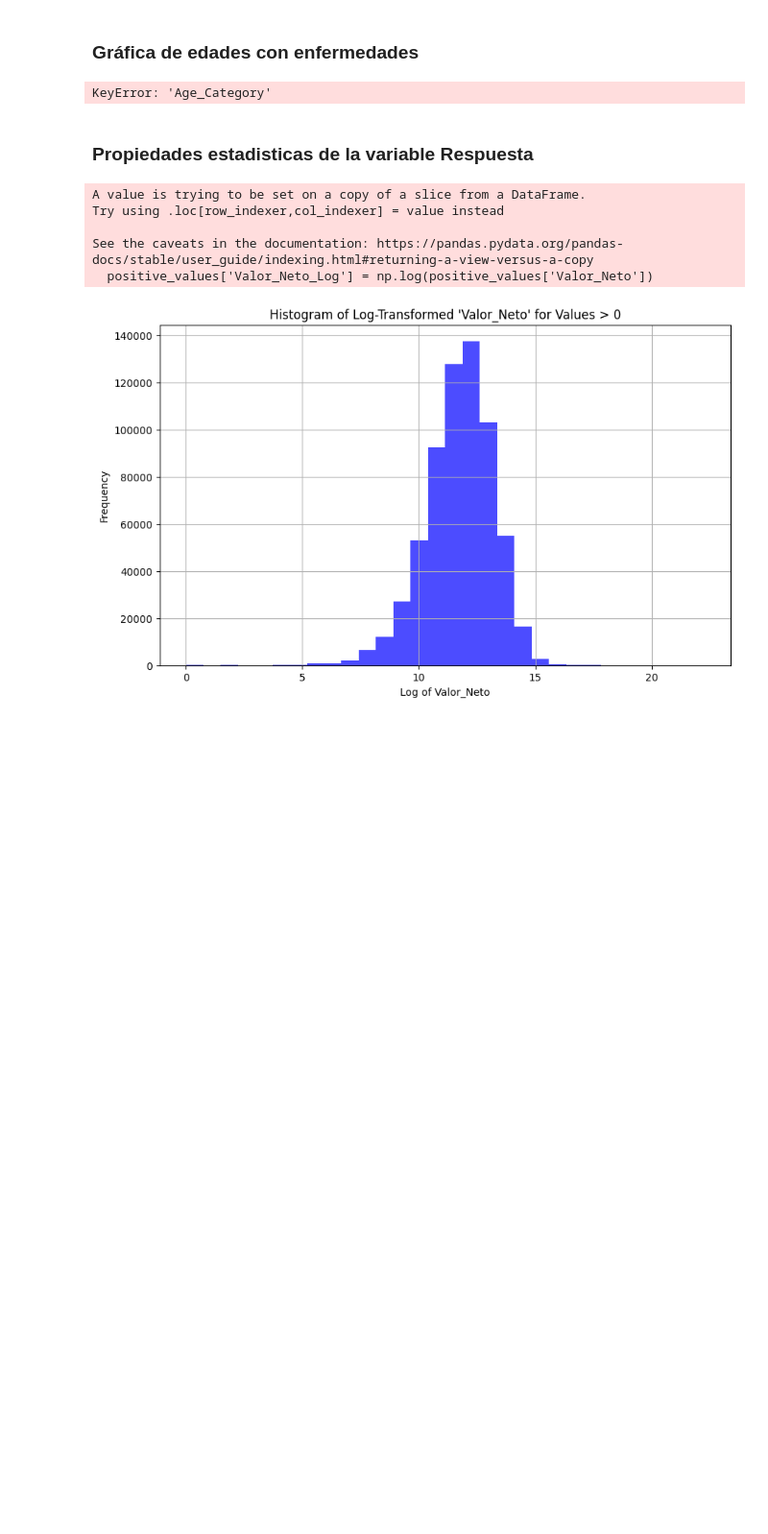
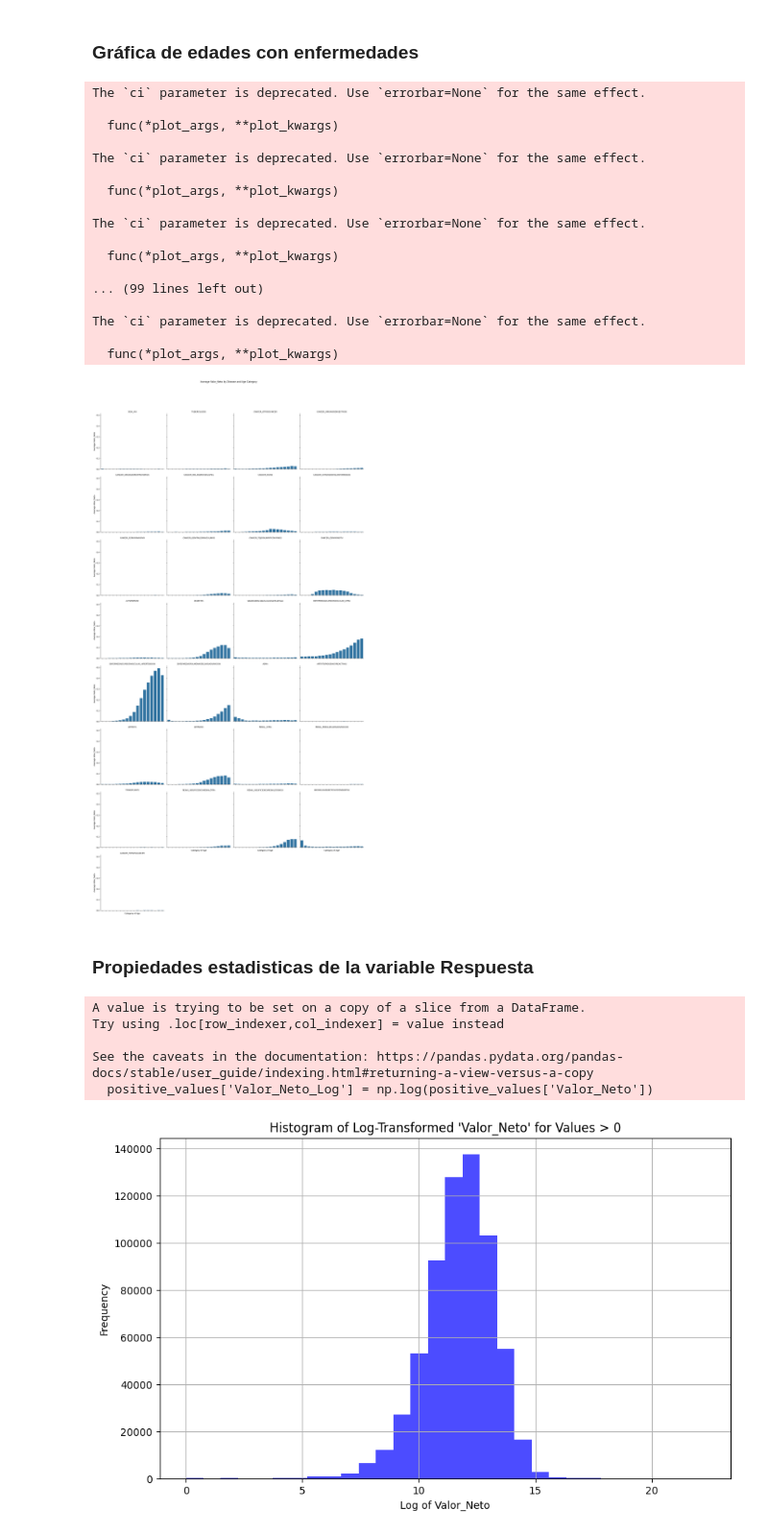
Before and after one commit to davidsmoreno/DifPrivHealthCostPredict, a Jupyter notebook: DataExploring.ipynb, the cells around one changed output. Shown at 96% size. Saved outputs shown, nothing was run; the diff lists cells and outputs as text; code cells hidden in the pictures; blank space fills up the shorter version.

```diff
--- a/DataExploring.ipynb
+++ b/DataExploring.ipynb
@@ -484,11 +493,7 @@ Name: Valor_Neto, dtype: float64
 # Filtrar el DataFrame para las filas donde 'Valor_Neto' es mayor que cero
 valor_neto_positivo = medical_records[medical_records['Valor_Neto'] > 0]
 
-# Seleccionar las columnas de interés
-columnas_interes = ['SIDA_VIH', 'TUBERCULOSIS', 'CANCER_OTROSCANCER', 'CANCER_ORGANOSDIGESTIVOS',
-                    'ARTRITISPIOGENASYREACTIVAS', 'ARTRITIS', 'ARTROSIS', 'RENAL_OTRA',
-                    'RENAL_RENALDELARGADURACION', 'TRANSPLANTE', 'RENAL_INSUFICIENCIARENALOTRA',
-                    'RENAL_INSUFICIENCIARENALCRONICA', 'ANOMALIASGENETICASYCONGENITAS', 'CANCER_TERAPIACANCER']
+
 
 # Calcular el promedio de 'Valor_Neto' para los valores mayores a 0 en cada columna
 promedios_por_columna = {}
@@ -552,23 +556,50 @@ for columna, promedio in promedios_por_columna.items():
 # %% [markdown]
 ### Gráfica de edades con enfermedades
-# %%
-
-# Agrupar por categoría de edad y enfermedad y calcular el promedio de 'Valor_Neto'
-promedio_por_edad_enfermedad = medical_records.groupby(['Age_Category'])[columnas_interes].mean()
-
-# Graficar
-plt.figure(figsize=(16, 10))  # Tamaño más grande
-promedio_por_edad_enfermedad.plot(kind='bar')
-plt.title("Promedio de Valor_Neto por Categoría de Edad y Enfermedad")
-plt.xlabel("Categoría de Edad")
-plt.ylabel("Promedio de Valor_Neto")
-plt.xticks(rotation=45)
-plt.legend(title="Enfermedad", bbox_to_anchor=(1.05, 1), loc='upper left')
-plt.grid(axis='y', linestyle='--')
-plt.tight_layout()
-plt.show()
-# %% [output]
-KeyError: 'Age_Category'
+# %%
+import seaborn as sns
+import matplotlib.pyplot as plt
+import pandas as pd
+
+# Assuming 'medical_records' is your DataFrame
+# Ensure the data is in long-form for the FacetGrid
+promedio_por_edad_enfermedad = medical_records.groupby(['Categoria_Edad'])[columnas_interes].mean()
+
+data_long = medical_records.melt(id_vars=['Categoria_Edad'], value_vars=columnas_interes, var_name='Disease', value_name='Avg_Valor_Neto')
+
+# Initialize the FacetGrid object
+g = sns.FacetGrid(data_long, col='Disease', col_wrap=4, height=5, aspect=1)
+g.map_dataframe(sns.barplot, x='Categoria_Edad', y='Avg_Valor_Neto', ci=None)
+
+# Optional: Adjust the appearance of the plots
+g.set_titles("{col_name}")
+g.set_axis_labels("Category of Age", "Average Valor_Neto")
+g.set_xticklabels(rotation=45)
+
+# Add a main title
+plt.subplots_adjust(top=0.92)
+g.fig.suptitle('Average Valor_Neto by Disease and Age Category')  # Adjust the title and the top space to not overlap with subplots
+
+# Render the plot
+plt.show()
+# %% [output]
+The `ci` parameter is deprecated. Use `errorbar=None` for the same effect.
+
+  func(*plot_args, **plot_kwargs)
+
+The `ci` parameter is deprecated. Use `errorbar=None` for the same effect.
+
+  func(*plot_args, **plot_kwargs)
+
+The `ci` parameter is deprecated. Use `errorbar=None` for the same effect.
+
+  func(*plot_args, **plot_kwargs)
+
+... (99 lines left out)
+
+The `ci` parameter is deprecated. Use `errorbar=None` for the same effect.
+
+  func(*plot_args, **plot_kwargs)
+[figure, added]
 # %% [markdown]
 ### Propiedades estadisticas de la variable Respuesta
 # %%
```
Also changed, not shown: parts of 7 cells of this notebook.
